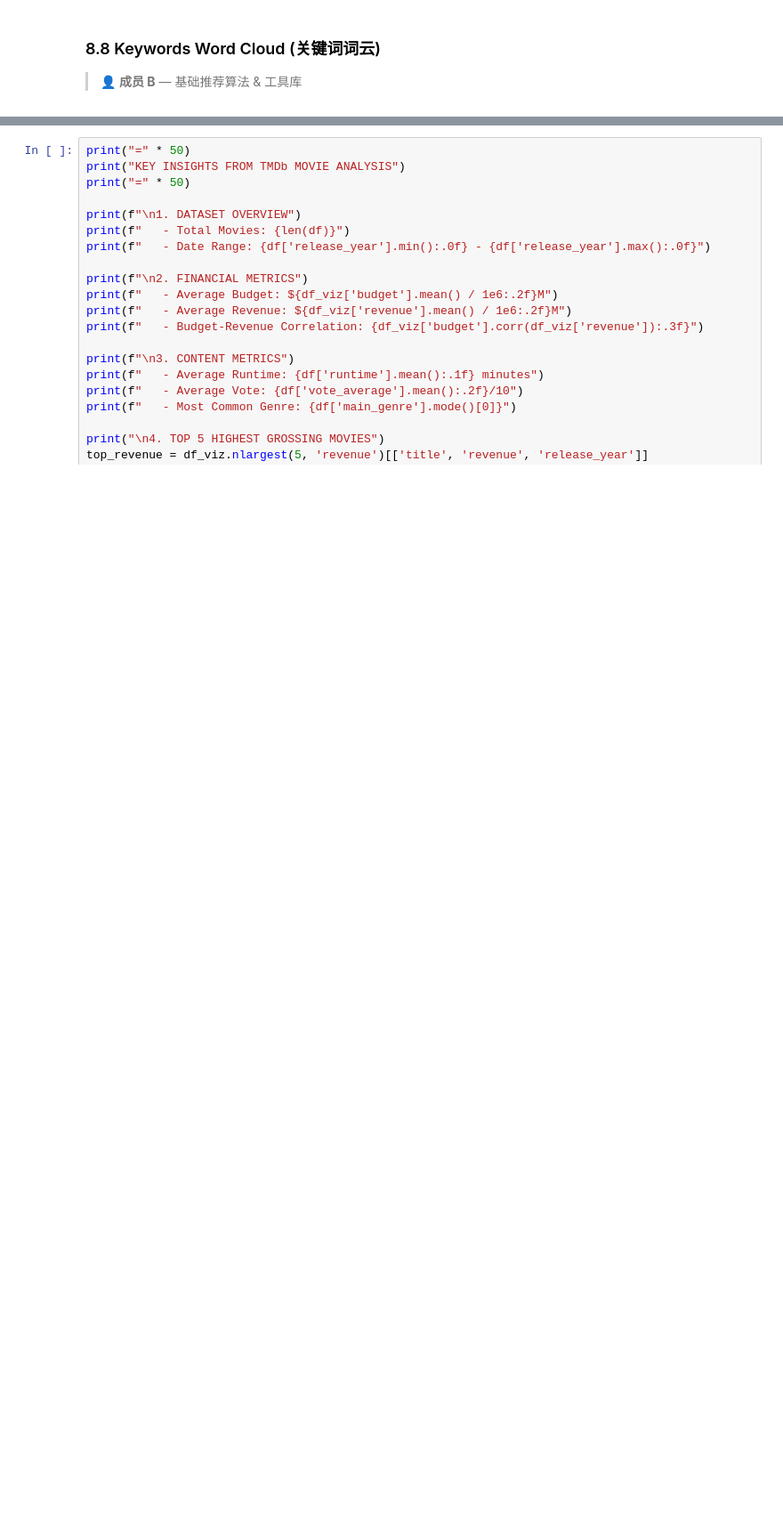
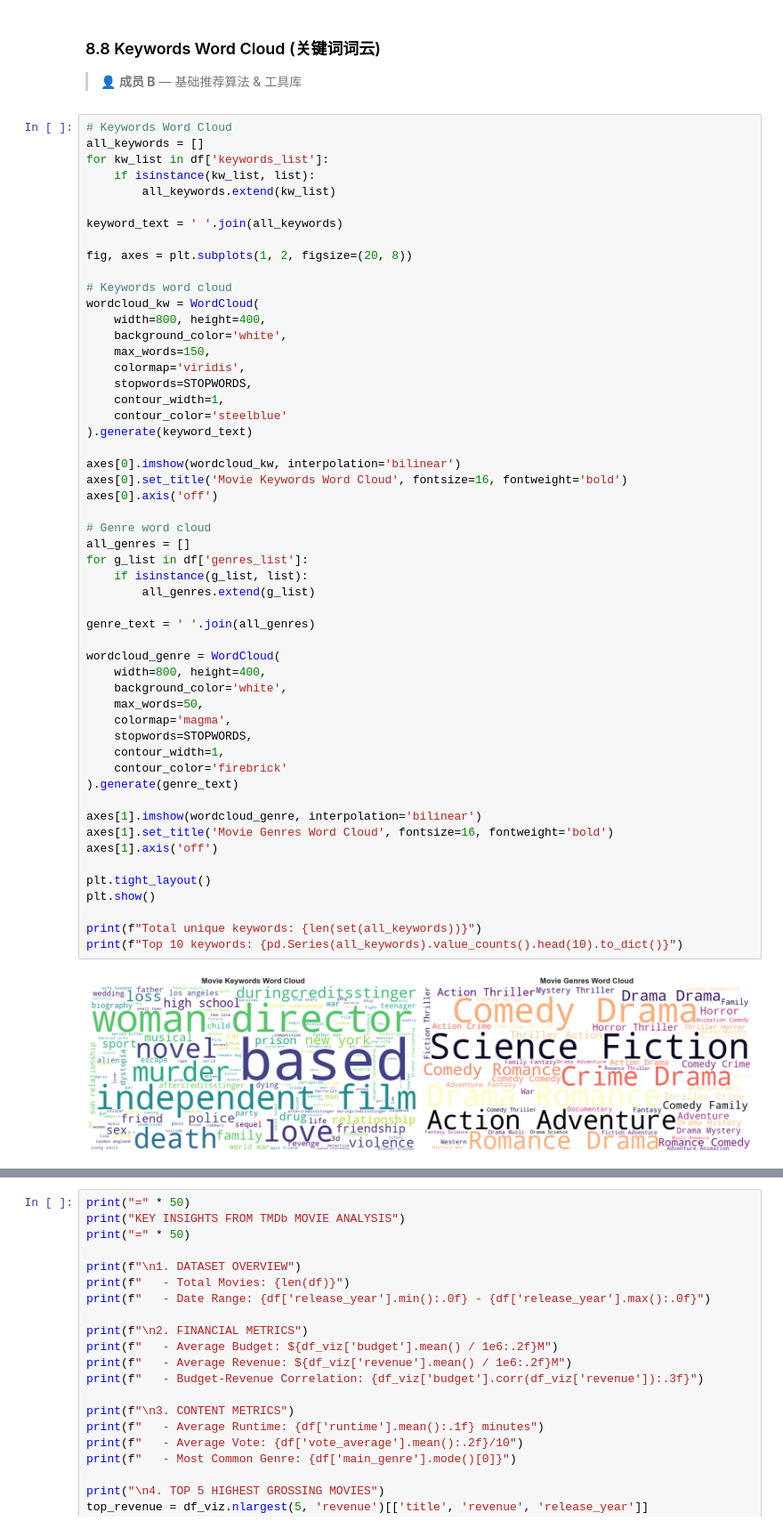
Before and after one commit to ccccsuper0828/movie-recommender, a Jupyter notebook: tmdb_analysis.ipynb, the cells around one changed output, grey strips where cells are left out. Shown at 89% size. Saved outputs shown, nothing was run; the diff lists cells and outputs as text; blank space fills up the shorter version.

```diff
--- a/tmdb_analysis.ipynb
+++ b/tmdb_analysis.ipynb
@@ -459,3 +386,58 @@ plt.show()
 # %% [markdown]
 ### 8.8 Keywords Word Cloud (关键词词云)
 > 👤 **成员 B** — 基础推荐算法 & 工具库
+# %%
+# Keywords Word Cloud
+all_keywords = []
+for kw_list in df['keywords_list']:
+    if isinstance(kw_list, list):
+        all_keywords.extend(kw_list)
+
+keyword_text = ' '.join(all_keywords)
+
+fig, axes = plt.subplots(1, 2, figsize=(20, 8))
+
+# Keywords word cloud
+wordcloud_kw = WordCloud(
+    width=800, height=400,
+    background_color='white',
+    max_words=150,
+    colormap='viridis',
+    stopwords=STOPWORDS,
+    contour_width=1,
+    contour_color='steelblue'
+).generate(keyword_text)
+
+axes[0].imshow(wordcloud_kw, interpolation='bilinear')
+axes[0].set_title('Movie Keywords Word Cloud', fontsize=16, fontweight='bold')
+axes[0].axis('off')
+
+# Genre word cloud
+all_genres = []
+for g_list in df['genres_list']:
+    if isinstance(g_list, list):
+        all_genres.extend(g_list)
+
+genre_text = ' '.join(all_genres)
+
+wordcloud_genre = WordCloud(
+    width=800, height=400,
+    background_color='white',
+    max_words=50,
+    colormap='magma',
+    stopwords=STOPWORDS,
+    contour_width=1,
+    contour_color='firebrick'
+).generate(genre_text)
+
+axes[1].imshow(wordcloud_genre, interpolation='bilinear')
+axes[1].set_title('Movie Genres Word Cloud', fontsize=16, fontweight='bold')
+axes[1].axis('off')
+
+plt.tight_layout()
+plt.show()
+
+print(f"Total unique keywords: {len(set(all_keywords))}")
+print(f"Top 10 keywords: {pd.Series(all_keywords).value_counts().head(10).to_dict()}")
+# %% [output]
+[figure, added]
```
Also changed, not shown: parts of 27 cells of this notebook, 22 other files.
